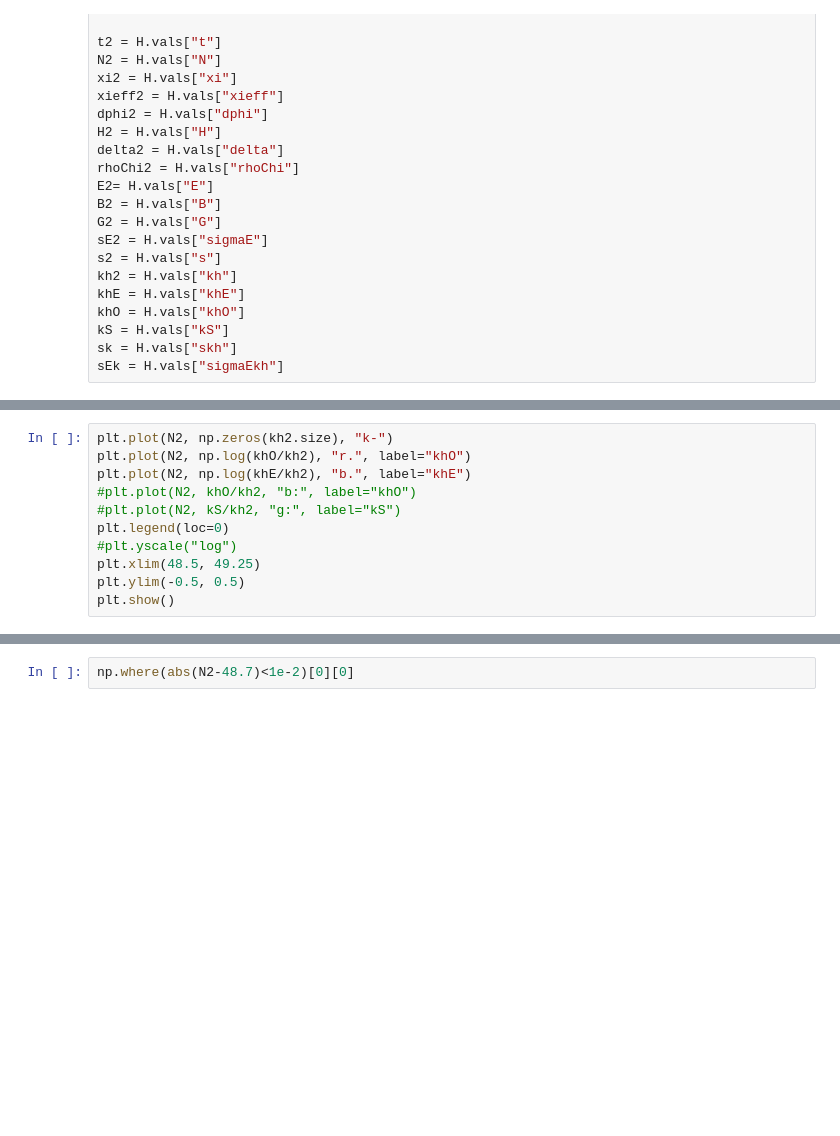
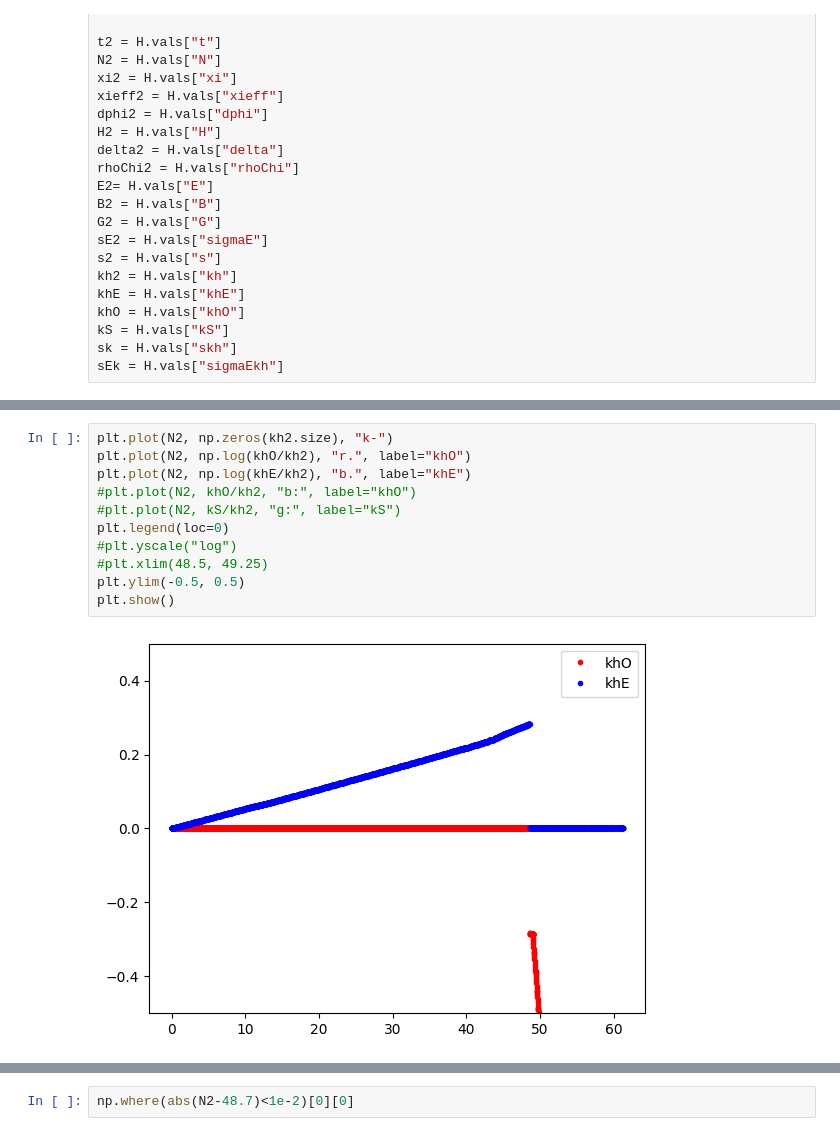
Before and after one commit to richard-von-eckardstein/GEFF, a Jupyter notebook: GEFTestGround.ipynb, the cells around one changed output, grey strips where cells are left out. Saved outputs shown, nothing was run; the diff lists cells and outputs as text; blank space fills up the shorter version.

```diff
--- a/GEFTestGround.ipynb
+++ b/GEFTestGround.ipynb
@@ -244,14 +267,16 @@ plt.show()
 # %%
 plt.plot(N2, np.zeros(kh2.size), "k-")
 plt.plot(N2, np.log(khO/kh2), "r.", label="khO")
 plt.plot(N2, np.log(khE/kh2), "b.", label="khE")
 #plt.plot(N2, khO/kh2, "b:", label="khO")
 #plt.plot(N2, kS/kh2, "g:", label="kS")
 plt.legend(loc=0)
 #plt.yscale("log")
-plt.xlim(48.5, 49.25)
+#plt.xlim(48.5, 49.25)
 plt.ylim(-0.5, 0.5)
 plt.show()
+# %% [output]
+[figure, added]
 # %%
 plt.plot(N2, np.zeros(kh2.size), "k-")
 plt.plot(N2, np.log(khE/khO), "r:", label="khE")
```
Also changed, not shown: parts of 10 cells of this notebook, 2 other files.
